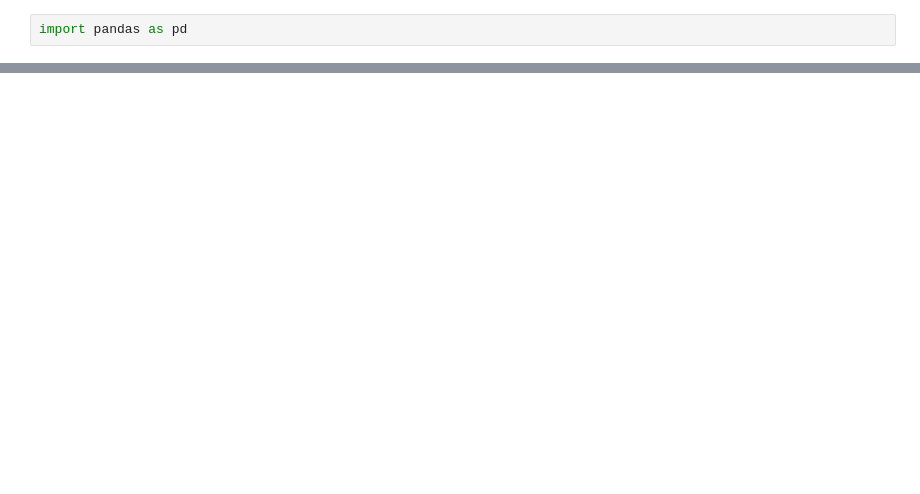
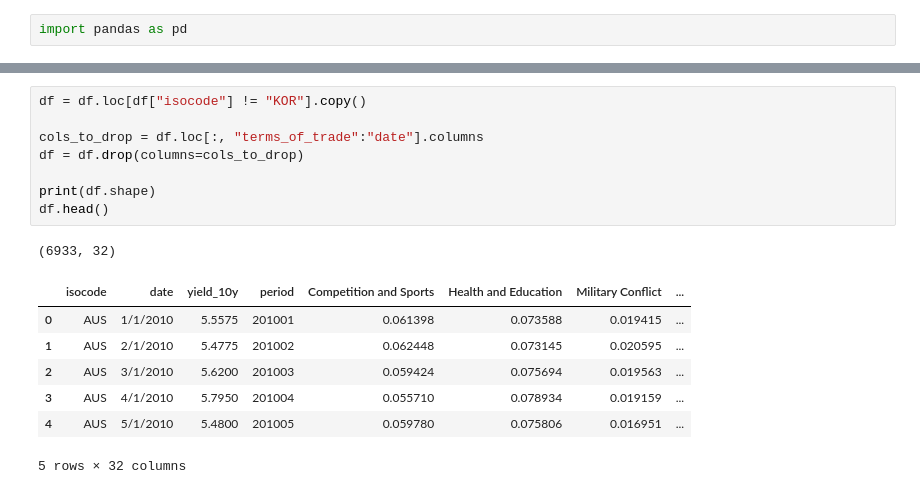
Before and after one commit to samuelfraley-bse/forecast-a1, a Jupyter notebook: notebooks/explore.ipynb, the cells around one changed output, grey strips where cells are left out. Drawn from its saved outputs; the diff is of its cells as text; blank space fills up the shorter version.

```diff
--- a/notebooks/explore.ipynb
+++ b/notebooks/explore.ipynb
@@ -8,0 +78,17 @@ import matplotlib.pyplot as plt\nimport seaborn as sns\n\nsparse_cols = df.colum
+# %%
+df = df.loc[df["isocode"] != "KOR"].copy()
+
+cols_to_drop = df.loc[:, "terms_of_trade":"date"].columns
+df = df.drop(columns=cols_to_drop)
+
+print(df.shape)
+df.head()
+# %% [output]
+(6933, 32)
+|  | isocode | date | yield_10y | period | Competition and Sports | Health and Education | Military Conflict | ... |
+| 0 | AUS | 1/1/2010 | 5.5575 | 201001 | 0.061398 | 0.073588 | 0.019415 | ... |
+| 1 | AUS | 2/1/2010 | 5.4775 | 201002 | 0.062448 | 0.073145 | 0.020595 | ... |
+| 2 | AUS | 3/1/2010 | 5.6200 | 201003 | 0.059424 | 0.075694 | 0.019563 | ... |
+| 3 | AUS | 4/1/2010 | 5.7950 | 201004 | 0.055710 | 0.078934 | 0.019159 | ... |
+| 4 | AUS | 5/1/2010 | 5.4800 | 201005 | 0.059780 | 0.075806 | 0.016951 | ... |
+5 rows × 32 columns
```
Also changed, not shown: parts of 11 cells of this notebook, 6 other files.
